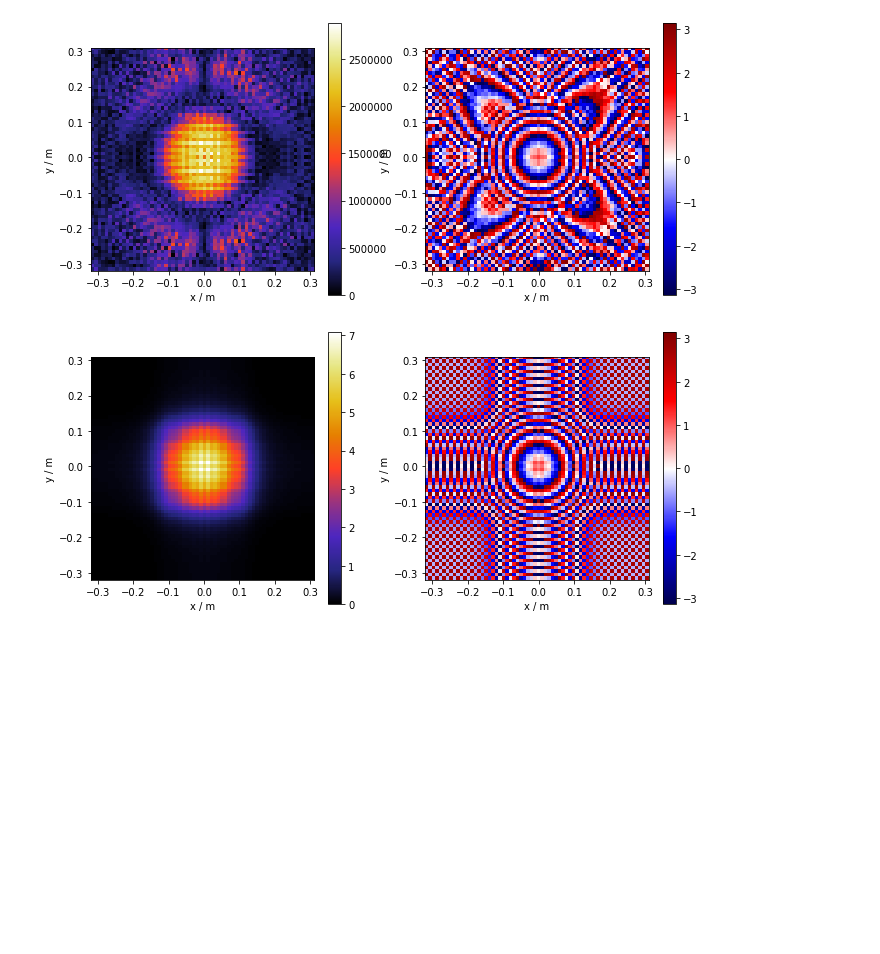
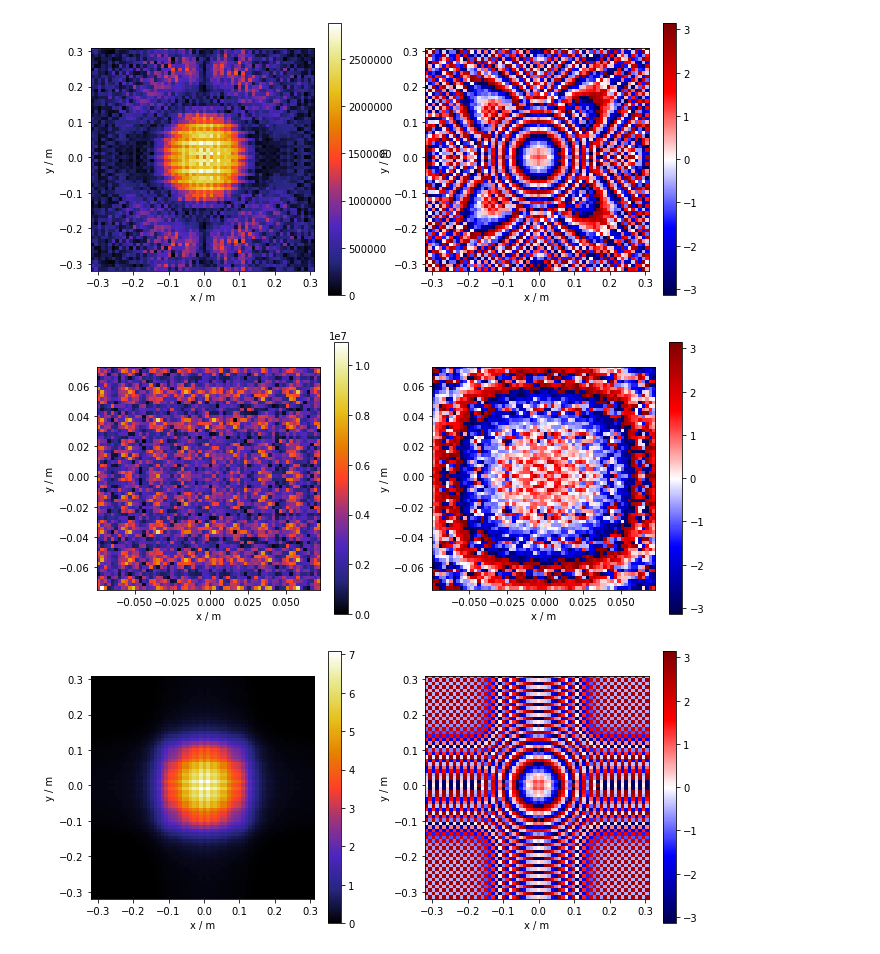
Before and after one commit to lehnertu/fobt, a Jupyter notebook: ImportTeufelScreen.ipynb, the cells around one changed output. Drawn from its saved outputs; the diff is of its cells as text; code cells hidden in the pictures; blank space fills up the shorter version.

```diff
--- a/ImportTeufelScreen.ipynb
+++ b/ImportTeufelScreen.ipynb
@@ -162,6 +160,12 @@ propagated.plot()
 plt.show()
 # %% [output]
 [figure]
+# %%
+propagated = SingleComponentBeam.FarFieldProp(beam_S,5.0)
+propagated.plot()
+plt.show()
+# %% [output]
+[figure, added]
 # %%
 gbprop = SingleComponentBeam.NearFieldProp(gb,5.0)
 gbprop.plot()
```
Also changed, not shown: parts of 7 cells of this notebook, 4 other files.
